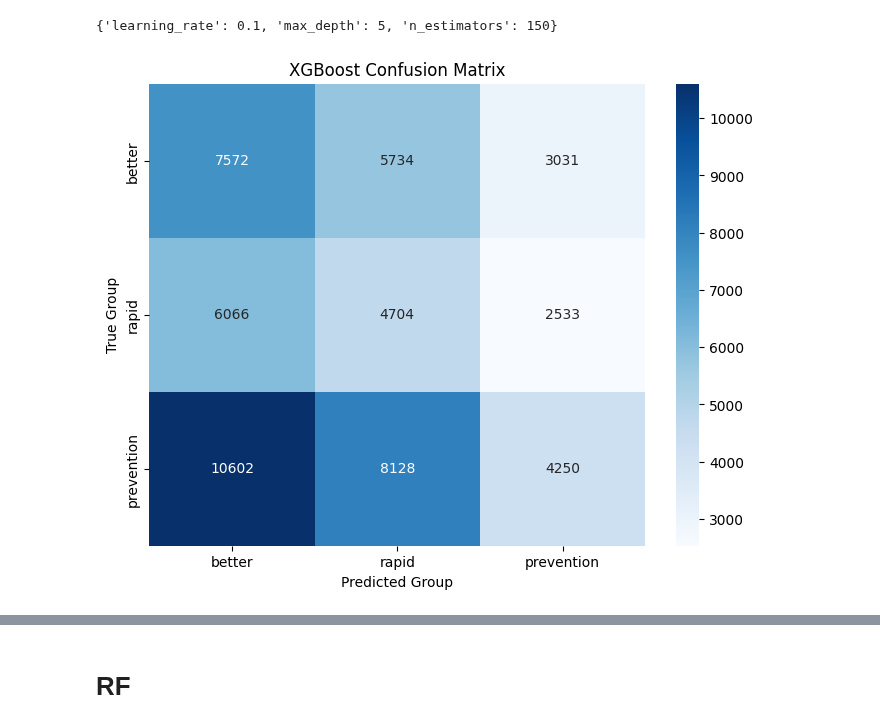
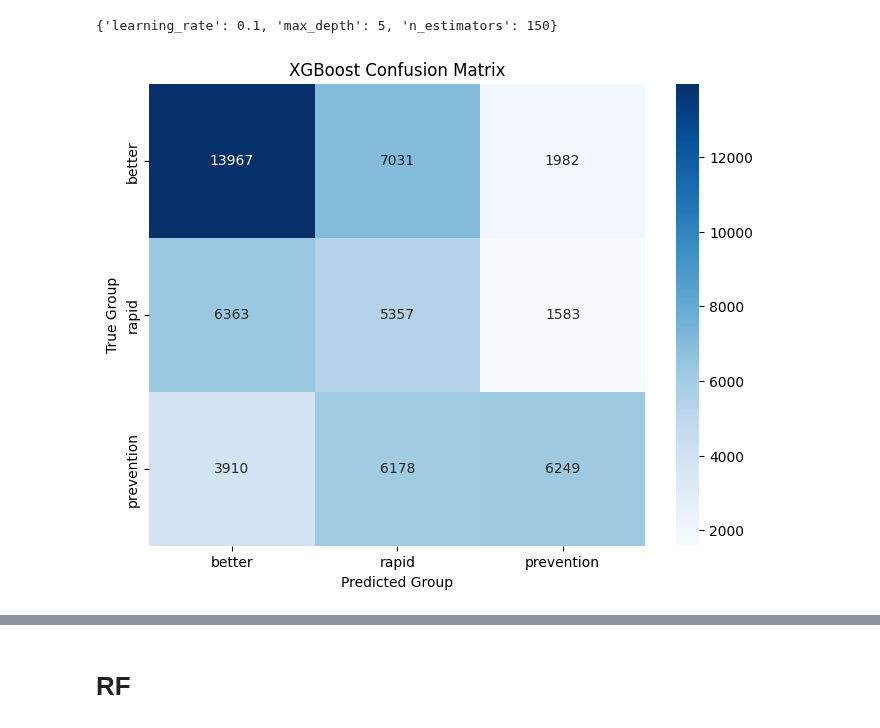
Before and after one commit to nxxk23/PROJECT, a Jupyter notebook: RegressionMapClass.ipynb, the cells around one changed output, grey strips where cells are left out. Saved outputs shown, nothing was run; the diff lists cells and outputs as text; code cells hidden in the pictures.

```diff
--- a/RegressionMapClass.ipynb
+++ b/RegressionMapClass.ipynb
@@ -222,7 +231,7 @@ plt.show()
 # %% [output]
 [figure]
 # %%
-def map_to_group(slope):
+def categorize_slope(slope):
     if slope < -5:
         return 'rapid'
     elif -5 <= slope <= -0.75:
@@ -275,39 +302,36 @@ for fold, (X_train_scaled_fold, y_train_fold, X_test_scaled_fold, y_test_fold) i
     r2 = r2_score(y_test_fold, xgb_y_pred)
 
     # Append scores to the DataFrame
     performance_xgb.loc[f'Fold {fold + 1}'] = [mse, mae, r2]
 
 # Calculate mean scores across all folds
 bi3_mean_mse = performance_xgb['MSE'].mean()
 bi3_mean_mae = performance_xgb['MAE'].mean()
 bi3_mean_r2 = performance_xgb['R-squared'].mean()
 
 # Add a row for overall mean scores
 performance_xgb.loc['Overall'] = [bi3_mean_mse, bi3_mean_mae, bi3_mean_r2]
 
 # Create a new column in comparison_xgb for true groups
-comparison_xgb['Group_true'] = bi3.loc[comparison_xgb['True'].index, 'Group']
+comparison_xgb['Group_true'] = comparison_xgb['True'].apply(categorize_slope)
 
 # Create a new column for predicted groups
-comparison_xgb['Group_predicted'] = comparison_xgb['Predicted'].apply(map_to_group)
-
-# Replace values in the 'Group_true' column based on custom labels
-comparison_xgb['Group_true'] = comparison_xgb['Group_true'].map({0: 'better', 1: 'rapid', 2: 'prevention'})
+comparison_xgb['Group_predicted'] = comparison_xgb['Predicted'].apply(categorize_slope)
 
 # Calculate confusion matrix
 conf_matrix_xgb = confusion_matrix(comparison_xgb['Group_true'], comparison_xgb['Group_predicted'])
 
 # Plot confusion matrix
 plt.figure(figsize=(8, 6))
 sns.heatmap(conf_matrix_xgb, annot=True, fmt="d", cmap="Blues",
             xticklabels=['better', 'rapid', 'prevention'],
             yticklabels=['better', 'rapid', 'prevention'])
 plt.xlabel('Predicted Group')
 plt.ylabel('True Group')
 plt.title('XGBoost Confusion Matrix')
 plt.show()
 # %% [output]
-[figure, old version]
+[figure, new version]
 # %%
 print("Performance Metrics:")
 performance_xgb
```
Also changed, not shown: parts of 20 cells of this notebook.
